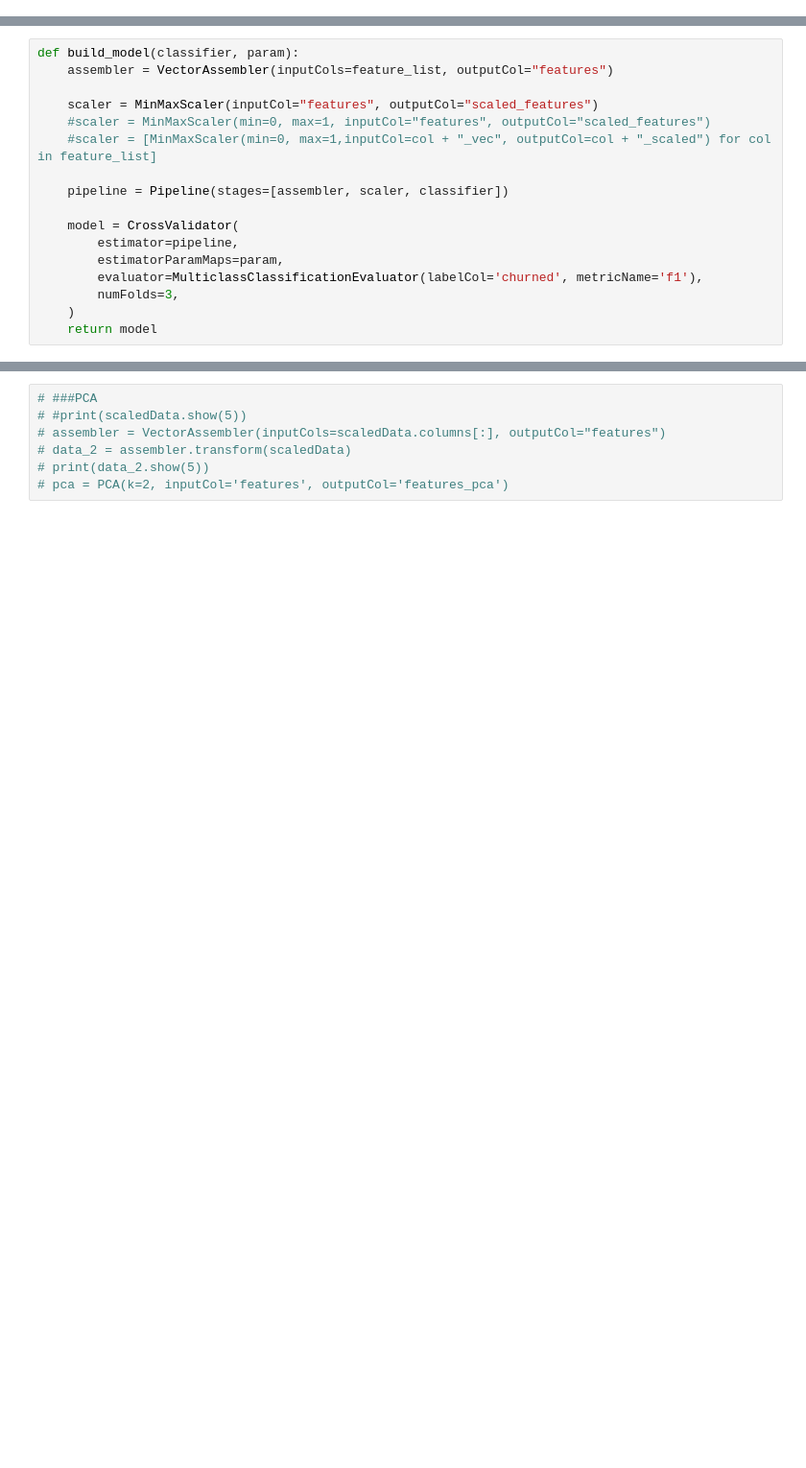
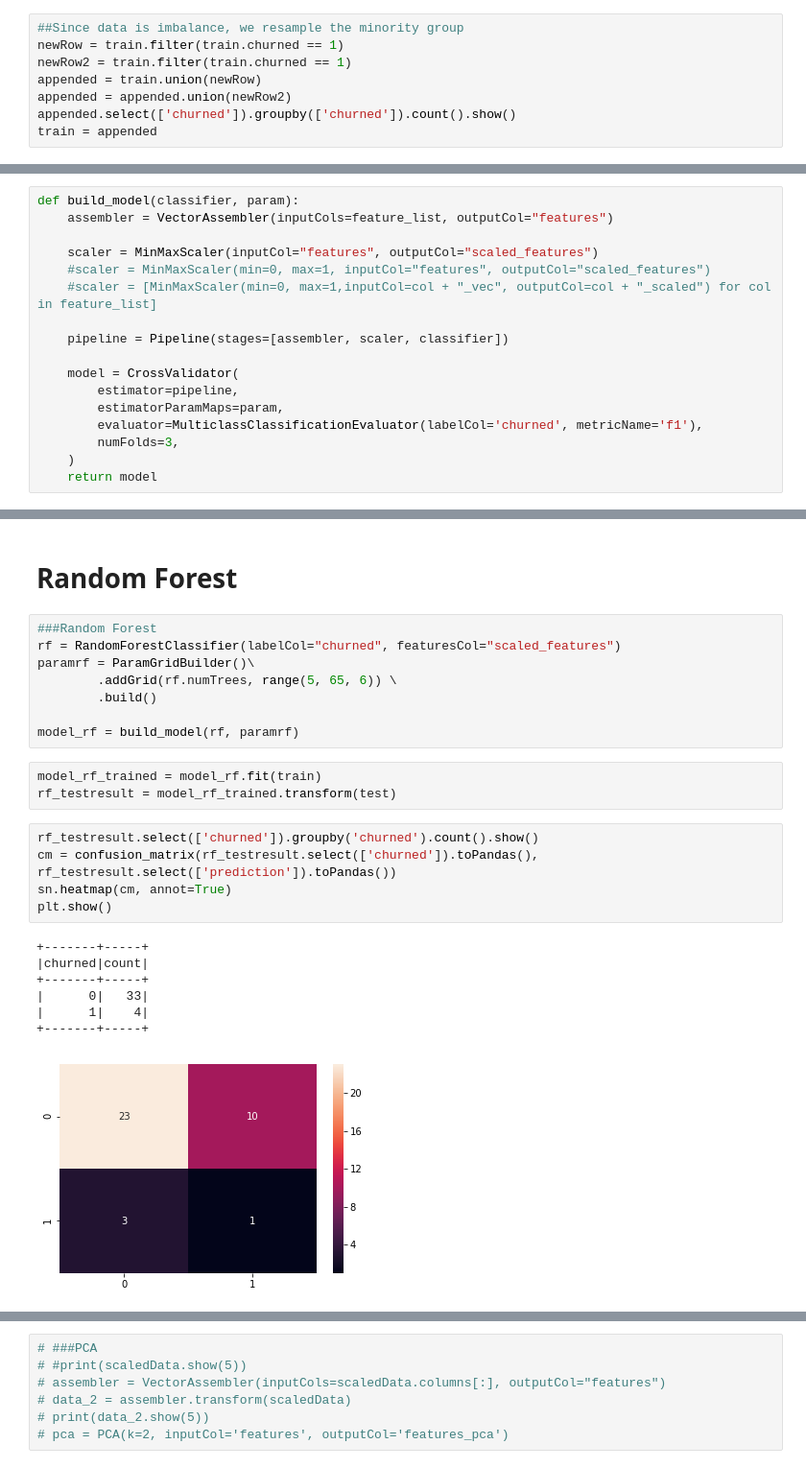
Before and after one commit to chaomacau/Sparkify, a Jupyter notebook: Sparkify.ipynb, the cells around one changed output, grey strips where cells are left out. Shown: that part at 96% size. Drawn from its saved outputs; the diff is of its cells as text; blank space fills up the shorter version.

```diff
--- a/Sparkify.ipynb
+++ b/Sparkify.ipynb
@@ -767,0 +769,8 @@ only showing top 5 rows
+# %%
+##Since data is imbalance, we resample the minority group
+newRow = train.filter(train.churned == 1)
+newRow2 = train.filter(train.churned == 1)
+appended = train.union(newRow)
+appended = appended.union(newRow2)
+appended.select(['churned']).groupby(['churned']).count().show()
+train = appended
@@ -861,0 +896,26 @@ Logistic Regression Accuracy: 89.1891891891892%
+# %% [markdown]
+# Random Forest
+# %%
+###Random Forest
+rf = RandomForestClassifier(labelCol="churned", featuresCol="scaled_features")
+paramrf = ParamGridBuilder()\
+        .addGrid(rf.numTrees, range(5, 65, 6)) \
+        .build()
+
+model_rf = build_model(rf, paramrf)
+# %%
+model_rf_trained = model_rf.fit(train)
+rf_testresult = model_rf_trained.transform(test)
+# %%
+rf_testresult.select(['churned']).groupby('churned').count().show()
+cm = confusion_matrix(rf_testresult.select(['churned']).toPandas(), rf_testresult.select(['prediction']).toPandas())
+sn.heatmap(cm, annot=True)
+plt.show()
+# %% [output]
++-------+-----+
+|churned|count|
++-------+-----+
+|      0|   33|
+|      1|    4|
++-------+-----+
+[figure, added]
```
Also changed, not shown: parts of 27 cells of this notebook.
